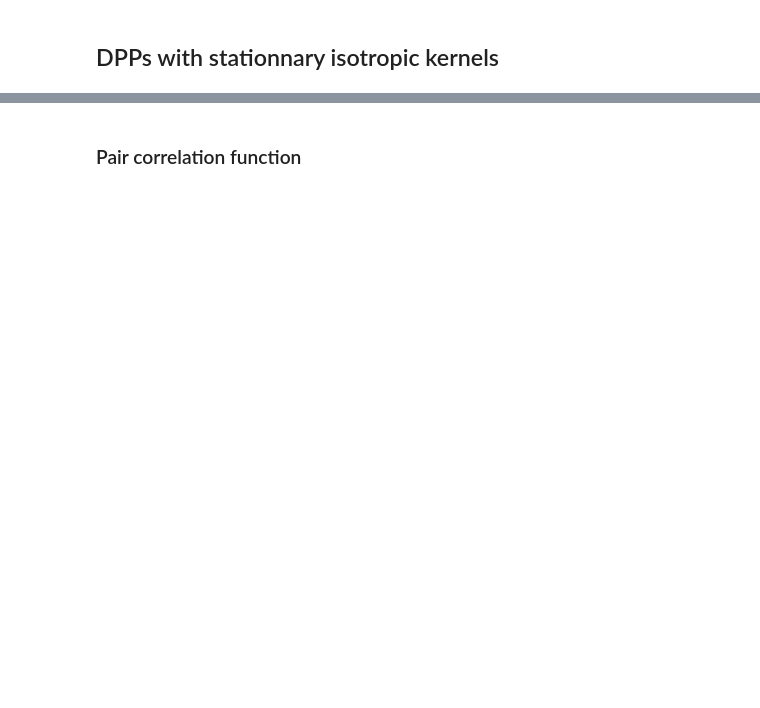
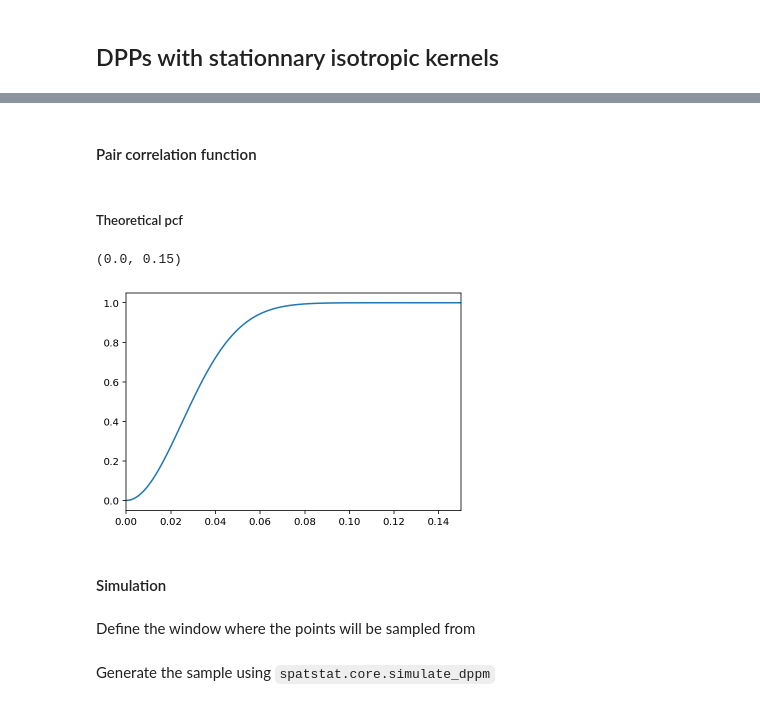
Before and after one commit to For-a-few-DPPs-more/spatstat-interface, a Jupyter notebook: notebooks/spatstat_playground.ipynb, the cells around one changed output, grey strips where cells are left out. Saved outputs shown, nothing was run; the diff lists cells and outputs as text; code cells hidden in the pictures; blank space fills up the shorter version.

Commit message:
Update notebook after first spatstat session

```diff
--- a/notebooks/spatstat_playground.ipynb
+++ b/notebooks/spatstat_playground.ipynb
@@ -45,10 +71,13 @@ $\rho_{\text{\max}} = \left(\sqrt{\pi \alpha}\right)^{-d}$
 # %%
+rho = 100
+alpha = 0.05
 d = 2
-alpha = 0.05
-rho_max = np.sqrt(np.pi * alpha)**(-d)
-rho = 100
-# assert rho <= rho_max
+rho_max = (np.sqrt(np.pi) * alpha)**(-d)
+assert rho <= rho_max
 
-param = {"lambda": rho, "alpha": alpha, "d": d}
-my_dpp = spatstat.core.dppGauss(**param)
+# spatstat.core.dppGauss(lambda=, alpha=, d=)
+# However lambda is a reserved Python keyword
+# Let's circumvent the problem using a dictionnary
+params = {"lambda": rho, "alpha": alpha, "d": d}
+my_dpp = spatstat.core.dppGauss(**params)
 my_dpp
@@ -55,4 +93,19 @@ my_dpp
 # %% [markdown]
-### Pair correlation function
+#### Pair correlation function
+# %% [markdown]
+##### Theoretical pcf
 # %%
 pcf = spatstat.core.pcfmodel(my_dpp)
+# %%
+numpy2ri.activate()  # to call pcf on a numpy array
+fig, ax = plt.subplots()
+r = np.linspace(0, 0.3, 1000)
+ax.plot(r, pcf(r))
+ax.set_xlim(0, 0.15)
+# %% [output]
+(0.0, 0.15)
+[figure, added]
+# %% [markdown]
+#### Simulation
+# %% [markdown]
+Define the window where the points will be sampled from
@@ -58,0 +121,2 @@ pcf = spatstat.core.pcfmodel(my_dpp)
+# %% [markdown]
+Generate the sample using `spatstat.core.simulate_dppm`
```
Also changed, not shown: parts of 40 cells of this notebook.
